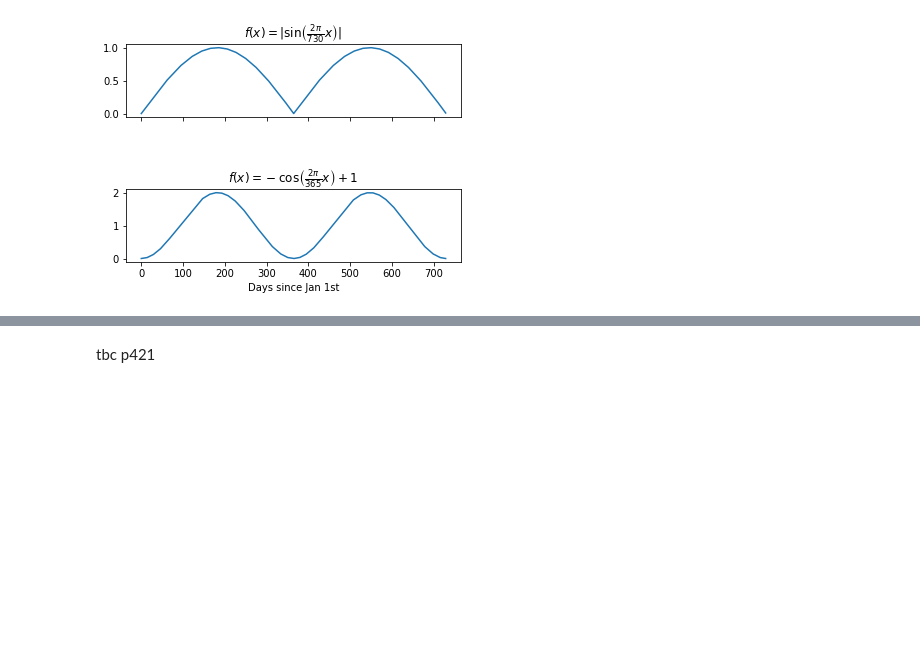
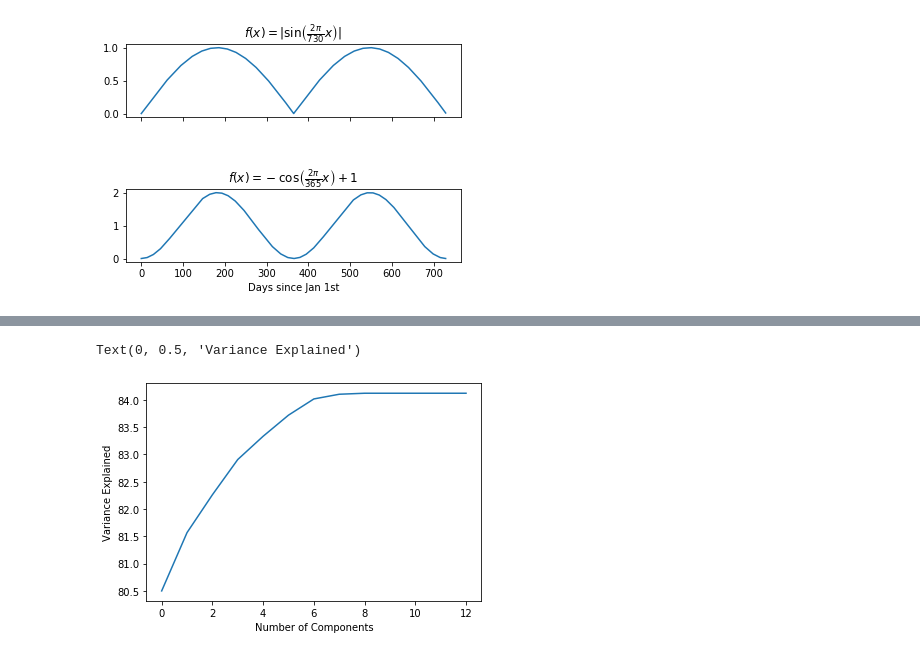
Before and after one commit to moritzwilksch/DataScienceEducation, a Jupyter notebook: PythonForDataScienceHandbook/NotesPythonDSHandbook.ipynb, the cells around one changed output, grey strips where cells are left out. Cells and saved outputs as stored; diff of their text form; code cells hidden in the pictures; blank space fills up the shorter version.

```diff
--- a/PythonForDataScienceHandbook/NotesPythonDSHandbook.ipynb
+++ b/PythonForDataScienceHandbook/NotesPythonDSHandbook.ipynb
@@ -457,2 +473,13 @@ BUT they scale at $O(n^3)$, results are not probabilistically interpretable, ver
-# %% [markdown]
-tbc p421
+# %%
+# The Ellbow Method - Choosing the Right Number of Components
+from sklearn.decomposition import PCA
+df = sns.load_dataset("tips")
+df = pd.get_dummies(df)
+p = PCA()
+p.fit(df)
+plt.plot(np.cumsum(p.explained_variance_))
+plt.xlabel("Number of Components")
+plt.ylabel("Variance Explained")
+# %% [output]
+Text(0, 0.5, 'Variance Explained')
+[figure, added]
```
Also changed, not shown: parts of 5 cells of this notebook.
